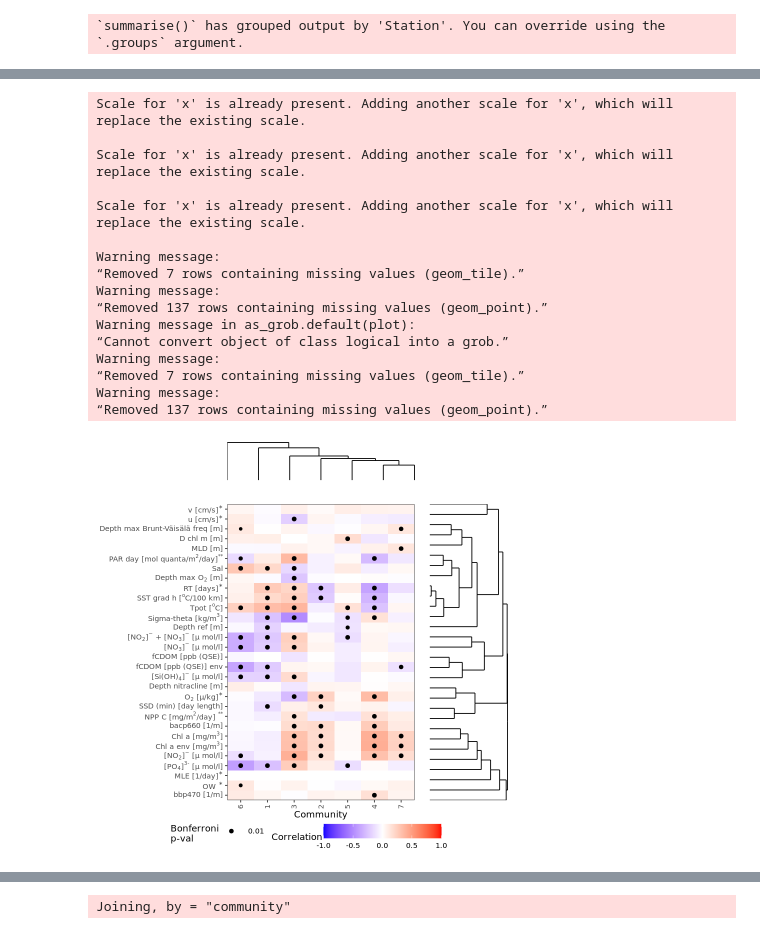
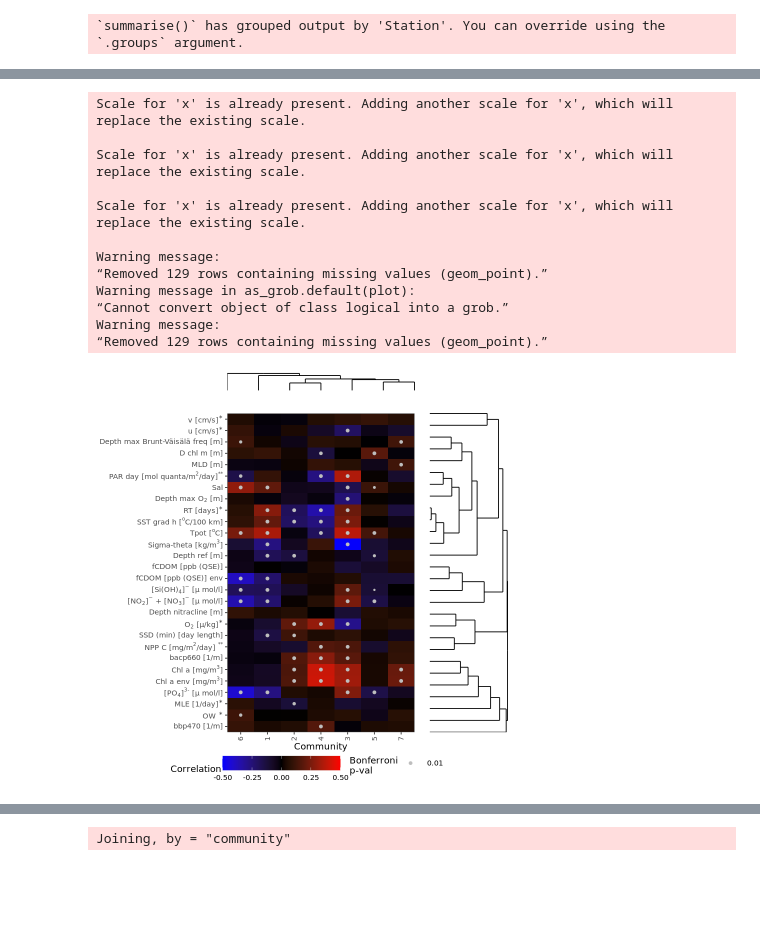
Before and after one commit to AlexanderLabWHOI/2021-TOPAZ-MAG-Figures, a Jupyter notebook: notebooks/final-figures-network.ipynb, the cells around one changed output, grey strips where cells are left out. Cells and saved outputs as stored; diff of their text form; code cells hidden in the pictures; blank space fills up the shorter version.

Commit message:
Updating figures

```diff
--- a/notebooks/final-figures-network.ipynb
+++ b/notebooks/final-figures-network.ipynb
@@ -558,6 +625,8 @@ EukMAGDF['total_length_Mb'] = EukMAGDF$total_length/10^6
 fungi_int = rownames(mmseqs_tax)[which(as.character(mmseqs_tax$kingdom)=='Fungi')]
 sar = rownames(mmseqs_tax %>% dplyr::filter((kingdom == ".") & (clade == "Sar") &
                                             (phylum == ".") & (class == ".")))
+harriet_groups = read.csv("/vortexfs1/omics/alexander/halexander/2020-tara-final-paper/tables/final/TableS2_EukaryoticMAG.csv")
+harriet_groups = harriet_groups %>% dplyr::select(X,groups) %>% dplyr::rename("harriet_groups"="groups")
 EukMAGDF = EukMAGDF %>% #dplyr::mutate(new_mag_name=row.names(.)) %>%
                         dplyr::left_join(mmseqs_tax,by="new_mag_name") %>%
                         tidyr::separate(eukulele_taxonomy,into=c("tax0","tax1","tax2","tax3"),extra="drop",fill="right") %>%
@@ -581,7 +650,12 @@ EukMAGDF = EukMAGDF %>% #dplyr::mutate(new_mag_name=row.names(.)) %>%
                                                          (groups_full == "-;") ~ "Eukaryota",
                                                          (groups_full == "-;-") ~ "Eukaryota",
                                                          (groups_full == ";-") ~ "Eukaryota",
-                                                         (clade == "Sar") ~ "Sar"))
+                                                         (clade == "Sar") ~ "Sar")) %>%
+                      dplyr::mutate(groups = as.character(groups)) %>%
+                      dplyr::left_join(harriet_groups,by = c("new_mag_name"="X")) %>%
+                      dplyr::mutate(harriet_groups = as.character(harriet_groups)) %>%
+                      dplyr::mutate(groups = case_when((harriet_groups != "") & !is.na(harriet_groups) ~ harriet_groups,
+                                                       TRUE ~ groups))
 EukMAGDF_HQ_all = EukMAGDF
 #EukMAGDF = EukMAGDF %>% dplyr::left_join(HQ_Mags,by=c("new_mag_name","old_mag_name")) %>%
 #                dplyr::filter(!is.na(color)) %>% distinct(groups,.keep_all=TRUE)
@@ -589,7 +663,12 @@ EukMAGDF_HQ = EukMAGDF %>% dplyr::left_join(HQ_Mags,by=c("new_mag_name","old_mag
                 dplyr::filter(!is.na(color)) %>% distinct(groups,.keep_all=TRUE) %>%
                 mutate(across(everything(), as.character)) %>%
                 bind_rows(data.frame("new_mag_name"="","old_mag_name"="",
-                                     "color"="#E66B92","groups"='Amoebozoa'))
+                                     "color"=c("#E66B92",'#FCDCFF','#18AB7B','#9A6ACD','#C6BE53'),
+                                     "groups"=c('Amoebozoa','Choanozoa','Dinoflagellata',
+                                                'Apusozoa','Cryptophyta')))
+                #bind_rows(data.frame("new_mag_name"="","old_mag_name"="",
+                #                     "color"="#E66B92","groups"='Amoebozoa'))
+
 EukMAGDF = EukMAGDF %>% dplyr::left_join(EukMAGDF_HQ %>% dplyr::select(color,groups))
 #Read in pangea data
 pangea = read.csv(file.path("..","data",'TARA_sample_enviro.tab'),
@@ -790,8 +869,8 @@ vars_ofinterest = c('Depth ref [m] (in the selected environmental...)',
  'Tpot [°C] (in the selected environmental...)',
  'Sigma-theta [kg/m**3] (in the selected environmental...)',
  "O2",
- "Nitrate",
- "Nitrite",
+ #"Nitrate",
+ #"Nitrite",
  "Phosphate",
  "Nitrate+Nitrite",
  "Silica",
@@ -835,7 +914,8 @@ for (var in vars_ofinterest) {
         dplyr::mutate(Cor_Var = var)
     all_df = all_df %>% dplyr::bind_rows(current_df)
 }
-all_df$Cor_Pval = p.adjust(all_df$Cor_Pval, method = p.adjust.methods, n = length(all_df$Cor_Pval))
+all_df$Cor_Pval = p.adjust(all_df$Cor_Pval, method = "bonferroni", n = length(all_df$Cor_Pval))
+                           #p.adjust.methods, n = length(all_df$Cor_Pval))
 options(warn=0)
 # %% [output]
 `summarise()` has grouped output by 'Station', 'groups'. You can override using the `.groups` argument.
@@ -945,7 +1032,7 @@ for (var in vars_ofinterest) {
                          dplyr::select(community,Cluster,MAG),#,HClustCluster),
                          by = c("old_mag_name" = "MAG")) %>%
         group_by(Station,community) %>% #groups
-        dplyr::summarize(TPM = sum(TPM)) %>%
+        dplyr::summarize(TPM = sum(TPM,na.rm=T)) %>%
         dplyr::left_join(ena_data,by=c("Station"="run_accession")) %>%
         dplyr::left_join(errnewdf %>% dplyr::mutate(ERR_list = trimws(ERR_list),
                                                     depth = as.numeric(as.character(depth)),
@@ -1072,7 +1159,7 @@ all_df = all_df %>% dplyr::mutate(Cor_Var = case_when(Cor_Var ==
                              #                "Min O2 depth",
                              Cor_Var == "Depth nitracline [m] (in the selected environmental...)" ~
                                              "Depth nitracline \\[m\\]",
-                             Cor_Var == "MLE [1/day] (indicates the presence of a t...)" ~ "MLE \\[1/day\\]*",
+                             Cor_Var == "MLE [1/day] (indicates the presence of a t...)" ~ "MLE \\[1/day\\]^*",
                              Cor_Var == "SST grad h [°C/100 km] (Calculated (d'Ovidio et al. 2...)" ~
                                                                "SST grad h \\[^oC/100 km\\]",
                          TRUE ~ Cor_Var))
@@ -1232,9 +1363,9 @@ dendro_comm_labels = dendro_data(cluster_dendro, type = "rectangle")$labels
 pacman::p_load(latex2exp)
 corr_comm_only = ggplot(all_df_plot) +
     geom_tile(aes(x=Comm_Ordered,y=Cor_Var_Ordered,fill=Cor)) +
-    geom_point(aes(x=Comm_Ordered,y=Cor_Var_Ordered,size=Cor_Pval)) +
-    scale_fill_gradient2(limits=c(-1,1),high = "red", low = "blue",name="Correlation ") +
-    scale_size(trans = 'reverse',limits=c(0.1,0),range=c(0.5,2),breaks=c(0.01),name = "Bonferroni \np-val") +
+    geom_point(aes(x=Comm_Ordered,y=Cor_Var_Ordered,size=Cor_Pval),color="gray") +
+    scale_fill_gradient2(limits=c(-0.5,0.5),high = "red", mid = "black", low = "blue",name="Correlation ") +
+    scale_size(trans = 'reverse',limits=c(0.1,0),range=c(0.5,1.5),breaks=c(0.01),name = "Bonferroni \np-val") +
     theme_test() +
     scale_y_continuous(breaks = dendro_env_labels$x,
         labels = parse(text=TeX(levels(dendro_env_labels$label), output="character")),
@@ -1275,39 +1406,35 @@ dendro_gg_comm = ggplot(segment(dendro_data(cluster_dendro, type = "rectangle"))
 
 corr_comm_only_dendro = cowplot::plot_grid(dendro_gg_comm,
                                            corr_comm_only + theme(plot.margin=grid::unit(c(-10,-5,-3,-3), "mm"),
                                                                   legend.position="none"),
-                                           rel_heights=c(0.2,1),rel_widths=c(0.3,1,0.3,1),
+                                           rel_heights=c(0.12,1),rel_widths=c(0.3,1,0.3,1),
                                            ncol=1, align="hv",axis = "tblr")
 #t, r, b, l  (trouble, top-right-bottom-left)
 corr_comm_only_alldendro = cowplot::plot_grid(corr_comm_only_dendro +
                                               theme(plot.margin=grid::unit(c(0,0,0,0), "mm")),
                                               cowplot::plot_grid(NA,dendro_gg_env,
-                                                                 rel_heights=c(0.2,1),ncol=1), #+
+                                                                 rel_heights=c(0.12,1),ncol=1), #+
                                               #theme(plot.margin=grid::unit(c(-8,0,-25,-10), "mm")),
                    rel_widths=c(1,0.3),ncol=2,align = "v", axis = "tb")
 corr_comm_only_alldendro = cowplot::plot_grid(corr_comm_only_alldendro,
                                               get_legend(corr_comm_only+
                                                          theme(legend.key.width=unit(1,"cm"))),
                                               ncol=1,rel_heights=c(1,0.1))
 corr_comm_only_alldendro
 # %% [output]
 Scale for 'x' is already present. Adding another scale for 'x', which will
 replace the existing scale.
 
 Scale for 'x' is already present. Adding another scale for 'x', which will
 replace the existing scale.
 
 Scale for 'x' is already present. Adding another scale for 'x', which will
 replace the existing scale.
 
 Warning message:
-“Removed 7 rows containing missing values (geom_tile).”
-Warning message:
-“Removed 137 rows containing missing values (geom_point).”
+“Removed 129 rows containing missing values (geom_point).”
 Warning message in as_grob.default(plot):
 “Cannot convert object of class logical into a grob.”
 Warning message:
-“Removed 7 rows containing missing values (geom_tile).”
-Warning message:
-“Removed 137 rows containing missing values (geom_point).”
+“Removed 129 rows containing missing values (geom_point).”
-[figure, old version]
+[figure, new version]
```
Also changed, not shown: parts of 40 cells of this notebook, 5 other files.
